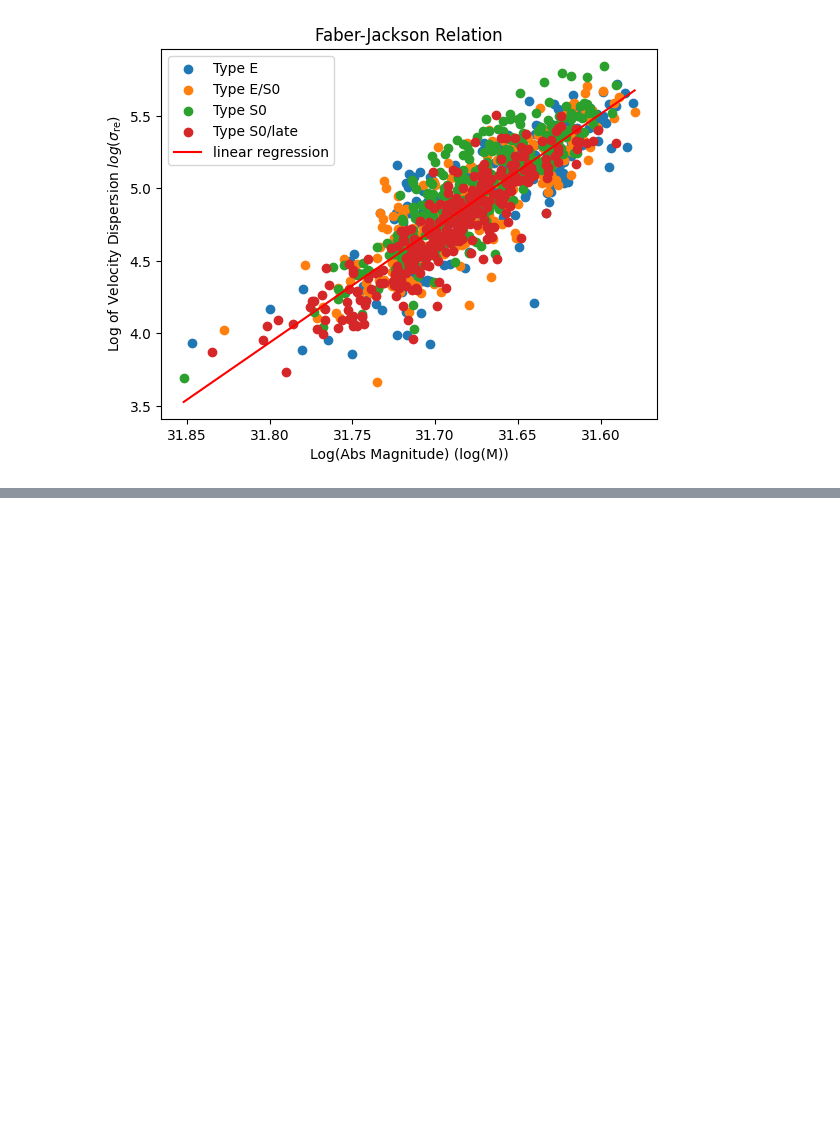
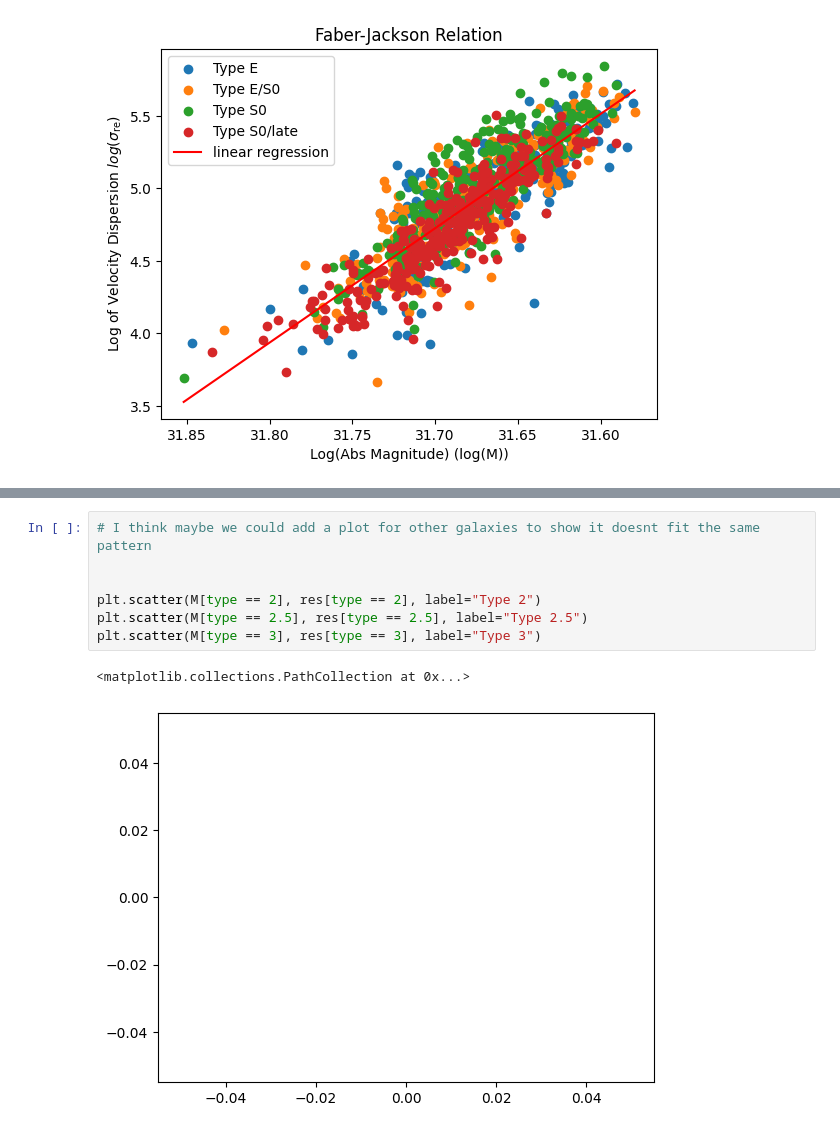
Before and after one commit to lina-pp/PHYS3116_Group3, a Jupyter notebook: Faber-Jackson.ipynb, the cells around one changed output, grey strips where cells are left out. Drawn from its saved outputs; the diff is of its cells as text; blank space fills up the shorter version.

```diff
--- a/Faber-Jackson.ipynb
+++ b/Faber-Jackson.ipynb
@@ -120,0 +115,10 @@ plt.scatter(M, res1)
+# %%
+# I think maybe we could add a plot for other galaxies to show it doesnt fit the same pattern
+
+
+plt.scatter(M[type == 2], res[type == 2], label="Type 2")
+plt.scatter(M[type == 2.5], res[type == 2.5], label="Type 2.5")
+plt.scatter(M[type == 3], res[type == 3], label="Type 3")
+# %% [output]
+<matplotlib.collections.PathCollection at 0x...>
+[figure, added]
```
Also changed, not shown: parts of 6 cells of this notebook.
